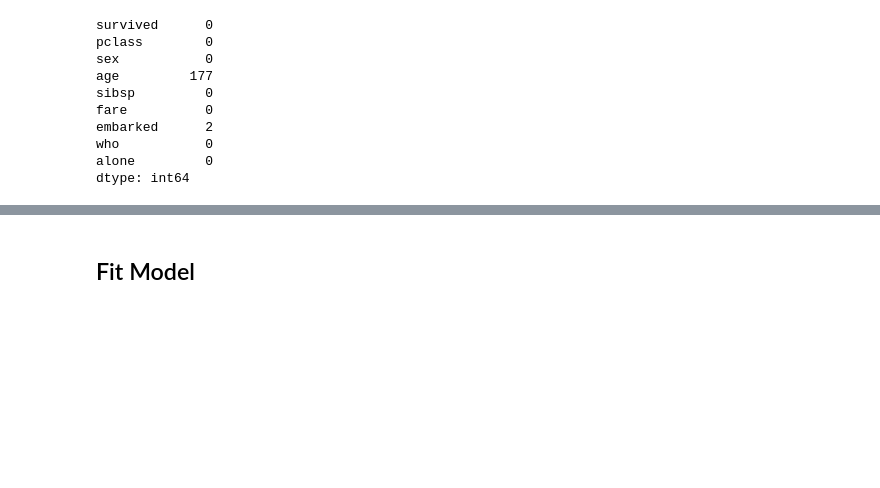
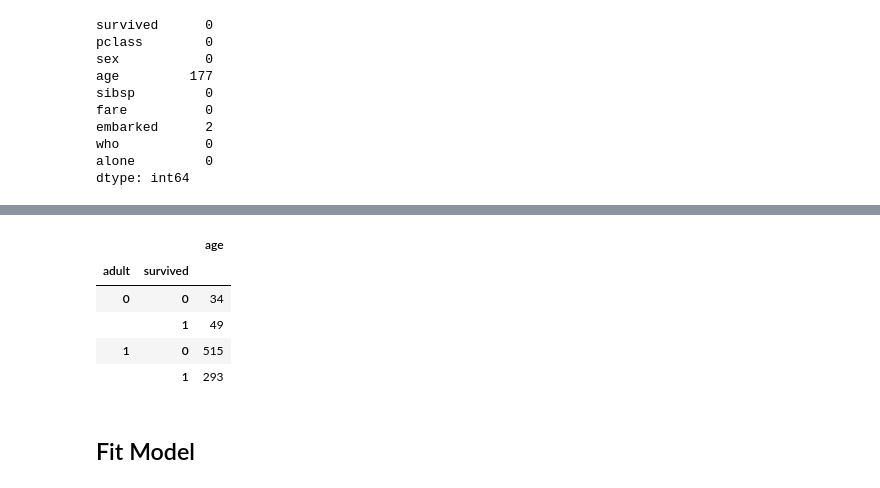
Before and after one commit to rolandina/project_ml, a Jupyter notebook: notebooks/model.ipynb, the cells around one changed output, grey strips where cells are left out. Saved outputs shown, nothing was run; the diff lists cells and outputs as text; code cells hidden in the pictures; blank space fills up the shorter version.

```diff
--- a/notebooks/model.ipynb
+++ b/notebooks/model.ipynb
@@ -75,3 +112,14 @@ array([1, 0, 3, 4, 2, 5, 8])
+# %%
+group_age = df_final[['adult', 'survived', 'age']].groupby(by = ['adult', 'survived']).count()
+group_age
+#sns.barplot(data= group_age, x= 'adult', hue = 'survived')
+# %% [output]
+|  |  | age |
+| adult | survived |  |
+| 0 | 0 | 34 |
+|  | 1 | 49 |
+| 1 | 0 | 515 |
+|  | 1 | 293 |
 # %% [markdown]
 ## Fit Model
 # %%
```
Also changed, not shown: parts of 7 cells of this notebook, 1 other file.
